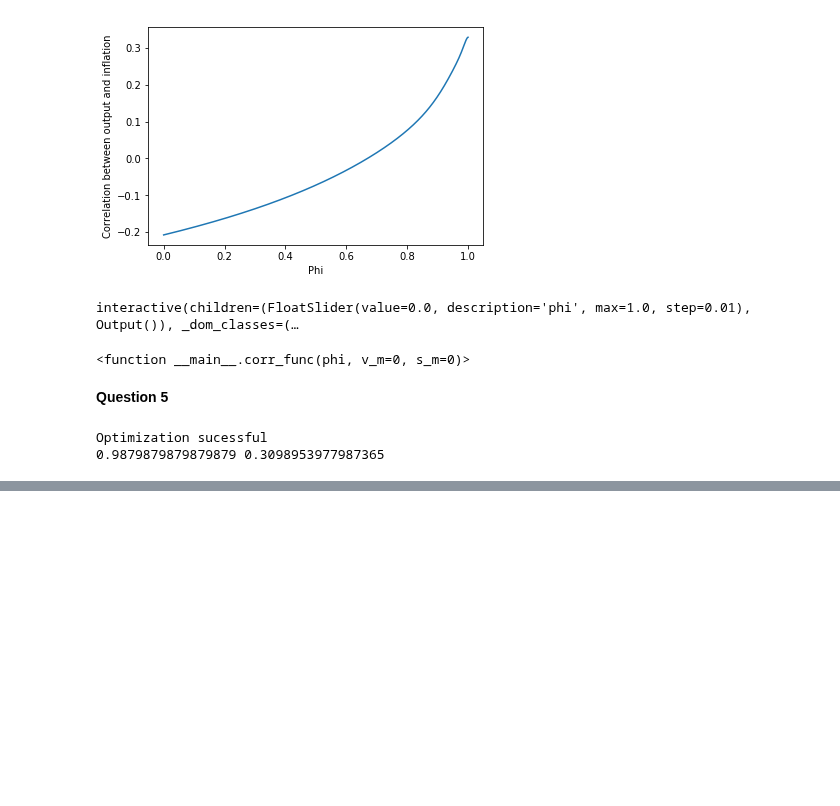
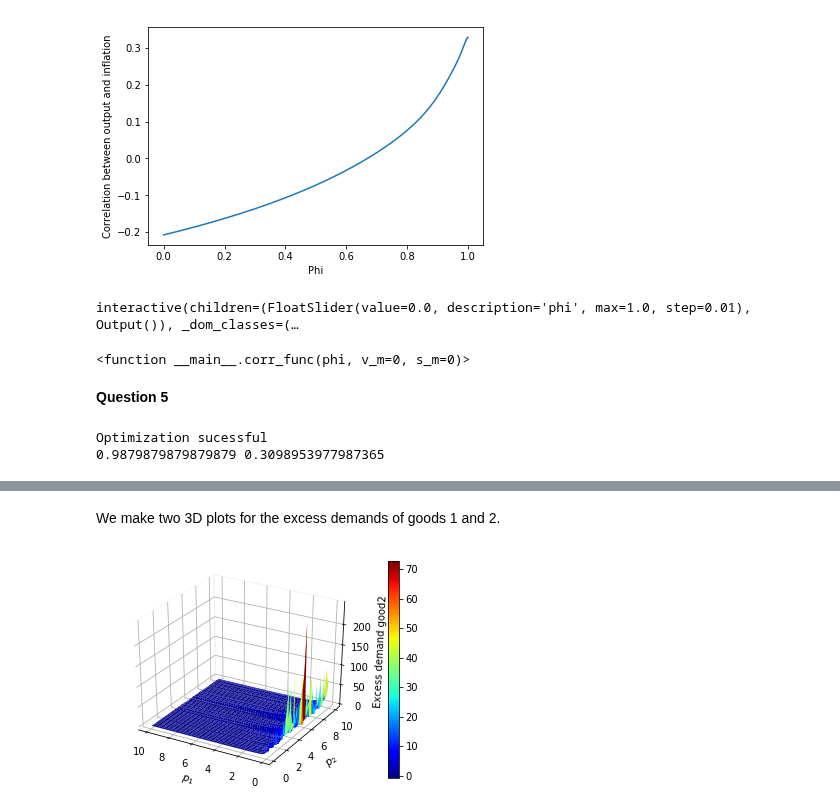
Before and after one commit to NumEconCopenhagen/projects-2019-al, a Jupyter notebook: examproject/examproject.ipynb, the cells around one changed output, grey strips where cells are left out. Drawn from its saved outputs; the diff is of its cells as text; code cells hidden in the pictures; blank space fills up the shorter version.

```diff
--- a/examproject/examproject.ipynb
+++ b/examproject/examproject.ipynb
@@ -1033,0 +1093,15 @@ phi_init = 0.1
+# %%
+# Excess demand functions:
+
+def excess_demand_good1(beta1, p1, e1, p2, e2, e3):
+
+    #demand
+    demand = demand_good1(beta1, p1, e1, p2, e2, e3)
+
+    #supply
+    supply= e1
+
+    #excess demand
+    excess_demand= demand-supply
+
+    return excess_demand
@@ -1033,0 +1134,34 @@ phi_init = 0.1
+# %% [markdown]
+We make two 3D plots for the excess demands of goods 1 and 2.
+# %%
+# We make a 3D plot of excess demand for good 1:
+# a. prices
+p1_vec = np.linspace(0.1,10,100)
+p2_vec = np.linspace(0.1,10,100)
+
+# b. plot
+p1_grid,p2_grid = np.meshgrid(p1_vec,p2_vec,indexing='ij')
+excess_demand_good1_grid = excess_demand_good1(beta1,p1_grid,e1,p2_grid,e2,e3)
+
+fig = plt.figure()
+ax = fig.add_subplot(1,1,1,projection='3d')
+cs = ax.plot_surface(p1_grid,p2_grid,excess_demand_good1_grid,cmap=cm.jet)
+
+# c. add labels
+ax.set_xlabel('$p_1$')
+ax.set_ylabel('$p_2$')
+ax.set_zlabel('Excess demand good2')
+
+# d. invert xaxis
+ax.invert_xaxis()
+
+# e. remove background
+ax.xaxis.pane.fill = False
+ax.yaxis.pane.fill = False
+ax.zaxis.pane.fill = False
+
+# f. add colorbar
+fig.colorbar(cs);
+plt.show()
+# %% [output]
+[figure, added]
```
Also changed, not shown: parts of 72 cells of this notebook, 1 other file.
